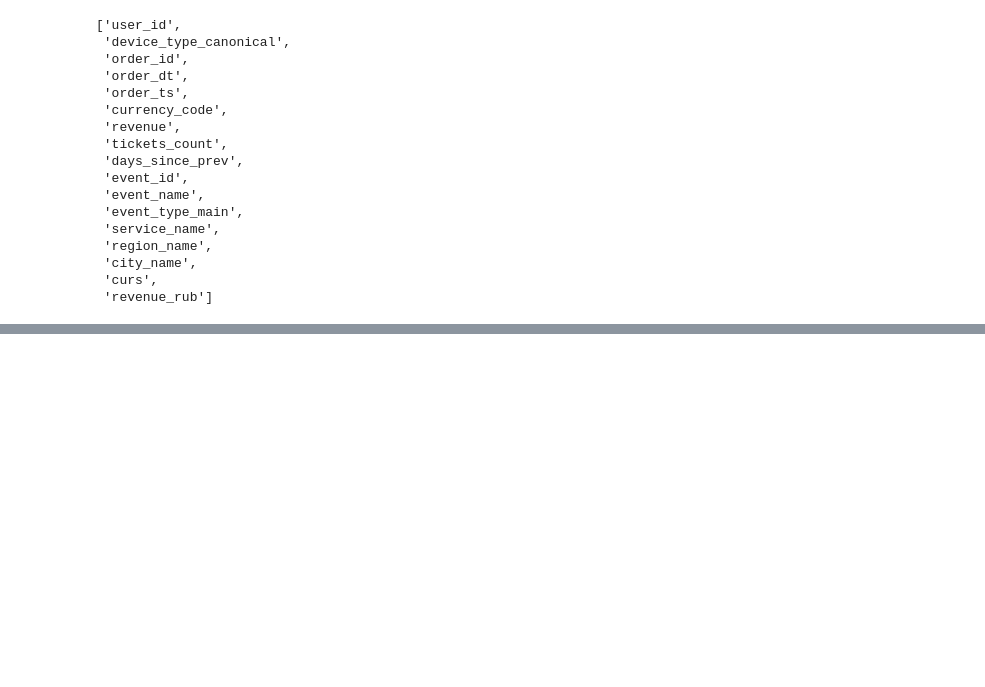
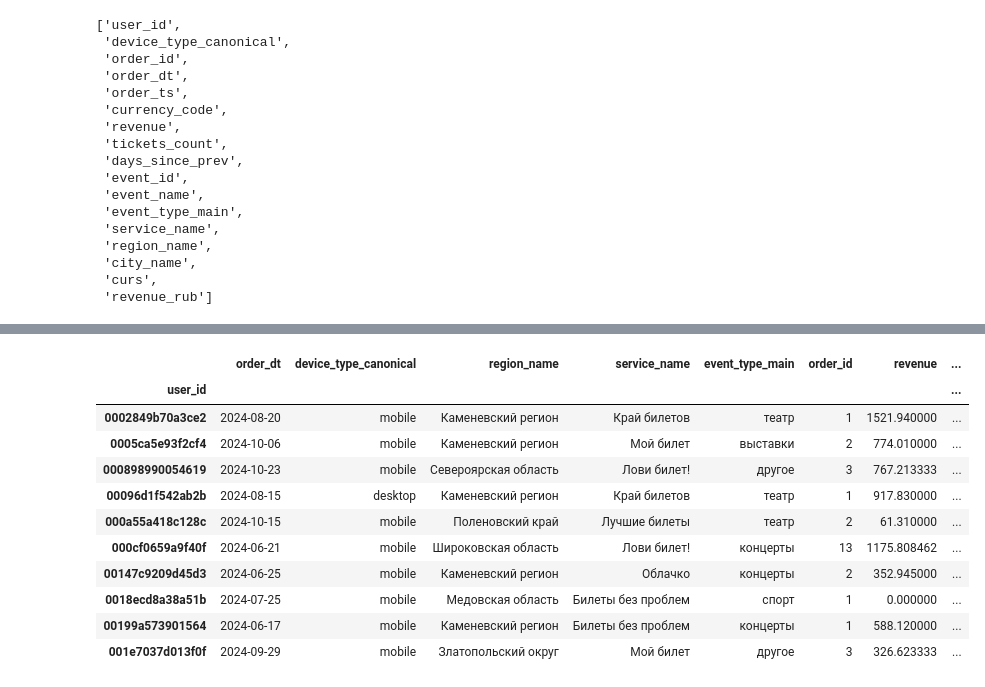
Before and after one commit to denisenkovv/homework, a Jupyter notebook: homework.ipynb, the cells around one changed output, grey strips where cells are left out. Saved outputs shown, nothing was run; the diff lists cells and outputs as text; code cells hidden in the pictures; blank space fills up the shorter version.

```diff
--- a/homework.ipynb
+++ b/homework.ipynb
@@ -598,0 +598,18 @@ df.columns.to_list()
+# %%
+#Создадим список колонок для нового датасета и агригурующих функций для них
+
+aggregations = {
+    'order_dt': 'min',
+    'order_dt': 'max',
+    'device_type_canonical': 'first',
+    'region_name': 'first',
+    'service_name': 'first',
+    'event_type_main': 'first',
+    'order_id': 'count',
+    'revenue': 'mean',
+    'tickets_count': 'mean',
+    'days_since_prev': 'mean'
+}
+# %%
+#Создаем датасет сгруппировавнный по пользователям и с агрегированными колонками
+user = df.groupby('user_id').agg(aggregations)
@@ -598,0 +625,21 @@ df.columns.to_list()
+# %%
+#Создаю новые колонки с помощью маски
+user['is_two'] = user['order_id'] >= 2
+
+user['is_five'] = user['order_id'] >= 5
+# %%
+#Проверяю результат
+user.head(10)
+# %% [output]
+|  | order_dt | device_type_canonical | region_name | service_name | event_type_main | order_id | revenue | ... |
+| user_id |  |  |  |  |  |  |  | ... |
+| 0002849b70a3ce2 | 2024-08-20 | mobile | Каменевский регион | Край билетов | театр | 1 | 1521.940000 | ... |
+| 0005ca5e93f2cf4 | 2024-10-06 | mobile | Каменевский регион | Мой билет | выставки | 2 | 774.010000 | ... |
+| 000898990054619 | 2024-10-23 | mobile | Североярская область | Лови билет! | другое | 3 | 767.213333 | ... |
+| 00096d1f542ab2b | 2024-08-15 | desktop | Каменевский регион | Край билетов | театр | 1 | 917.830000 | ... |
+| 000a55a418c128c | 2024-10-15 | mobile | Поленовский край | Лучшие билеты | театр | 2 | 61.310000 | ... |
+| 000cf0659a9f40f | 2024-06-21 | mobile | Широковская область | Лови билет! | концерты | 13 | 1175.808462 | ... |
+| 00147c9209d45d3 | 2024-06-25 | mobile | Каменевский регион | Облачко | концерты | 2 | 352.945000 | ... |
+| 0018ecd8a38a51b | 2024-07-25 | mobile | Медовская область | Билеты без проблем | спорт | 1 | 0.000000 | ... |
+| 00199a573901564 | 2024-06-17 | mobile | Каменевский регион | Билеты без проблем | концерты | 1 | 588.120000 | ... |
+| 001e7037d013f0f | 2024-09-29 | mobile | Златопольский округ | Мой билет | другое | 3 | 326.623333 | ... |
```
Also changed, not shown: parts of 46 cells of this notebook.
